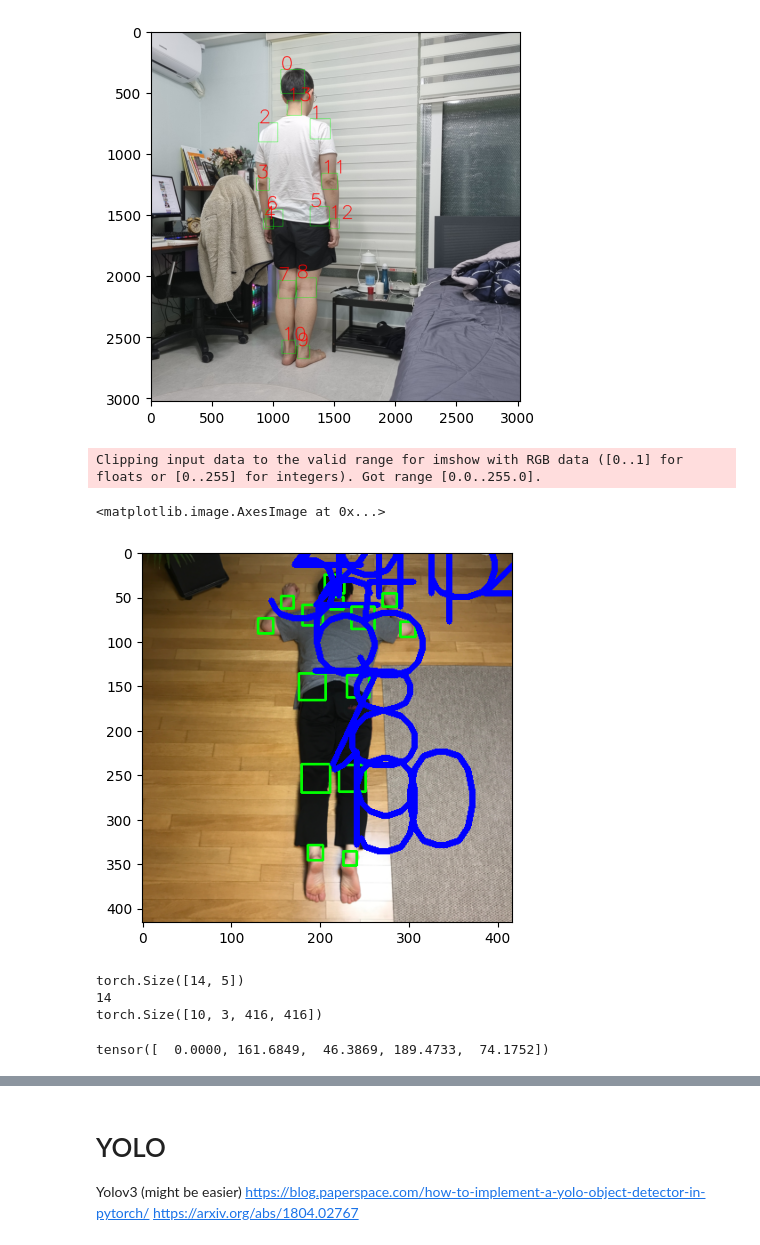
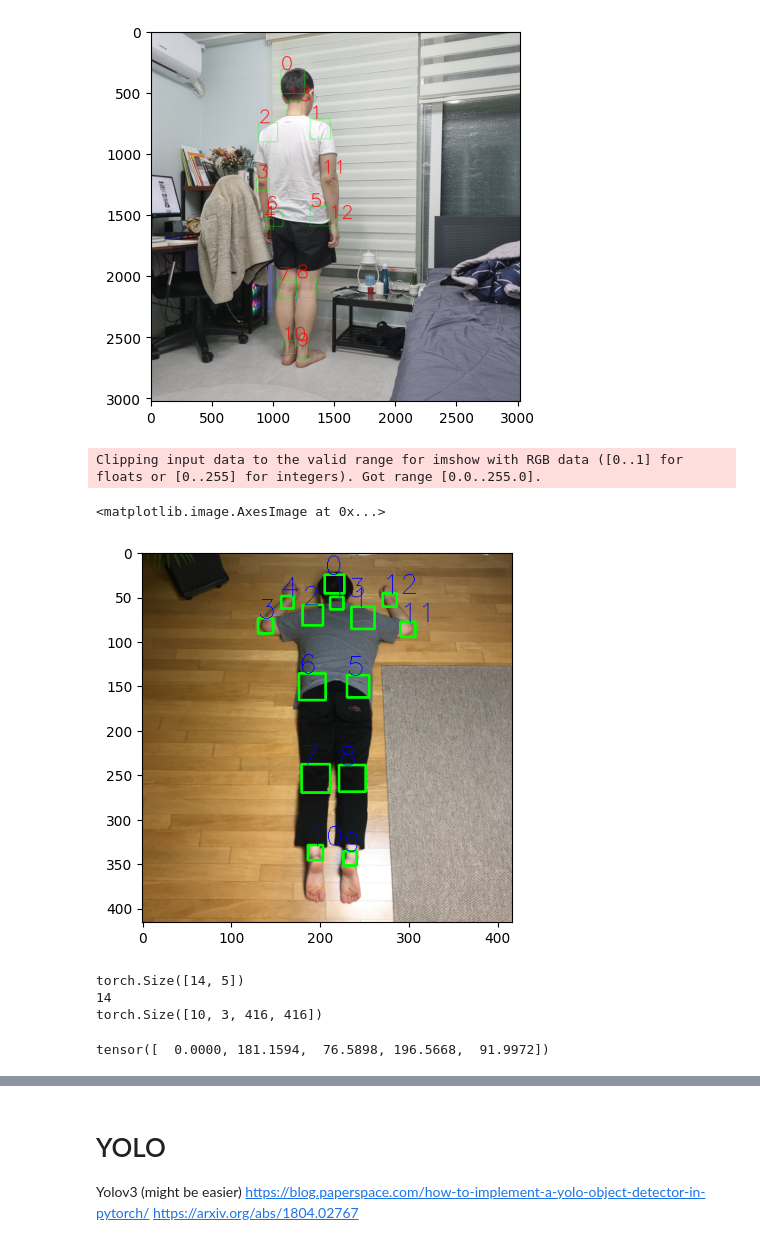
Before and after one commit to PikaSannnnn/MassageBot, a Jupyter notebook: dataProcessing.ipynb, the cells around one changed output, grey strips where cells are left out. Cells and saved outputs as stored; diff of their text form; code cells hidden in the pictures.

```diff
--- a/dataProcessing.ipynb
+++ b/dataProcessing.ipynb
@@ -154,16 +154,16 @@ img, data = test_loader.dataset[0]
 # %%
 img = img.permute(1, 2, 0)
 img = cv2.cvtColor(img.numpy(), cv2.COLOR_BGR2RGB)
 # print(data)
 for box in data:
     class_id, x1, y1, x2, y2 = box
     cv2.rectangle(img, (int(x1), int(y1)), (int(x2), int(y2)), (0, 255, 0), 2)
-    cv2.putText(img, str(int(class_id)), (int(x1), int(y1)), cv2.FONT_HERSHEY_SIMPLEX, 5, (0, 0, 255), 5)
+    cv2.putText(img, str(int(class_id)), (int(x1), int(y1)), cv2.FONT_HERSHEY_SIMPLEX, 1, (0, 0, 255), 1)
 plt.imshow(img)
 # %% [output]
 Clipping input data to the valid range for imshow with RGB data ([0..1] for floats or [0..255] for integers). Got range [0.0..255.0].
 <matplotlib.image.AxesImage at 0x...>
-[figure, old version]
+[figure, new version]
 # %%
 from torch.utils.data import DataLoader, random_split
 from torchvision import transforms
@@ -202,7 +202,7 @@ test_train_img = test_train_img.permute(0, 2, 3, 1)
 # %%
 test_train_data[4][0]
 # %% [output]
-tensor([  0.0000, 161.6849,  46.3869, 189.4733,  74.1752])
+tensor([  0.0000, 181.1594,  76.5898, 196.5668,  91.9972])
 # %%
 # plt.imshow(test_train_img[0].numpy())
 img = cv2.cvtColor(test_train_img[4].numpy(), cv2.COLOR_BGR2RGB)
```
Also changed, not shown: parts of 6 cells of this notebook, 1 other file.
